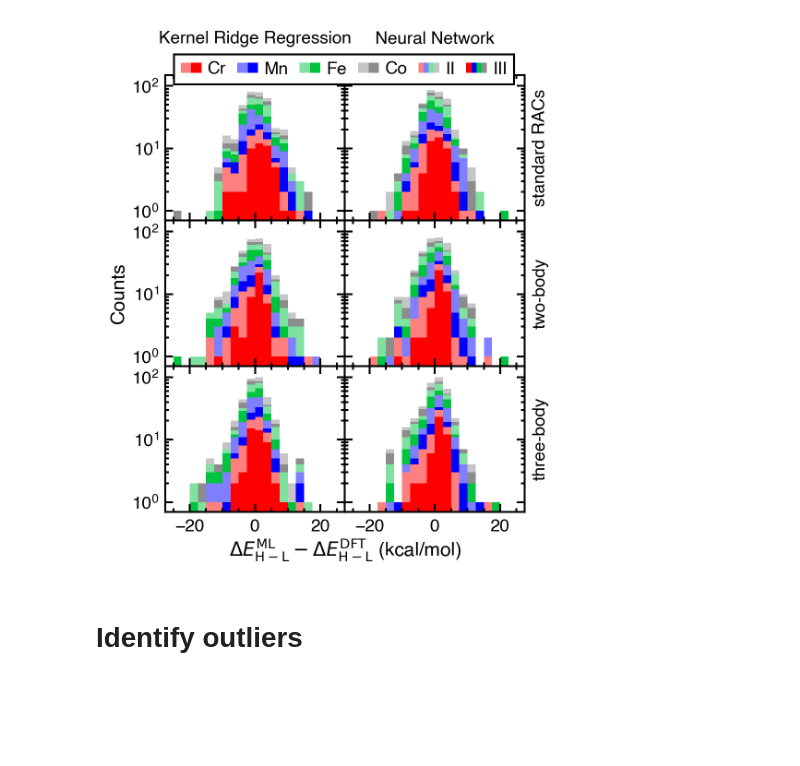
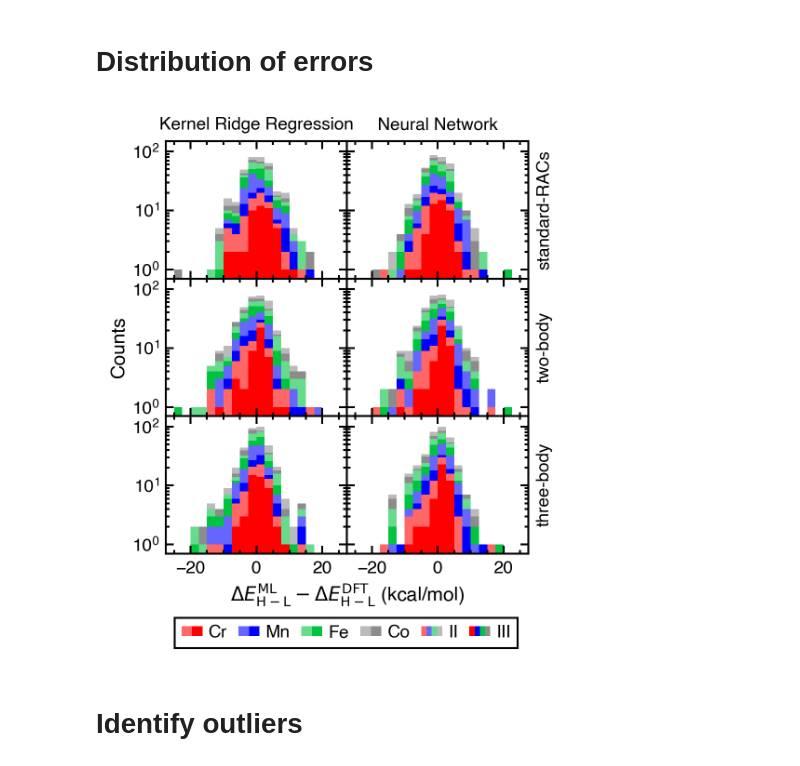
Before and after one commit to hjkgrp/many_body_ml, a Jupyter notebook: scripts_and_notebooks/plotting/parity_plot_sse_train_val.ipynb, the cells around one changed output. Saved outputs shown, nothing was run; the diff lists cells and outputs as text; code cells hidden in the pictures; blank space fills up the shorter version.

Commit message:
Update parity plots

```diff
--- a/scripts_and_notebooks/plotting/parity_plot_sse_train_val.ipynb
+++ b/scripts_and_notebooks/plotting/parity_plot_sse_train_val.ipynb
@@ -75,10 +77,10 @@ cores_train = (
 figsize = (3.33, 1.2 * 3.33)
 fig = plt.figure(figsize=figsize)
 gridspec_kw = {
-    "left": 0.14,
+    "left": 0.16,
     "right": 0.92,
-    "top": 0.90,
-    "bottom": 0.11,
+    "top": 0.93,
+    "bottom": 0.19,
     "hspace": 0.0,
     "wspace": 0.0,
 }
@@ -122,7 +124,7 @@ for experiment, ax in zip(experiments, axes.T.flatten()):
 
 fig.text(
     gridspec_kw["left"] + 0.5 * (gridspec_kw["right"] - gridspec_kw["left"]),
-    0.03,
+    gridspec_kw["bottom"] - 0.085,
     "$\Delta E^\mathrm{DFT}_{\mathrm{H}-\mathrm{L}}$ (kcal/mol)",
     ha="center",
 )
@@ -133,18 +135,18 @@ fig.text(
     rotation=90,
     va="center",
 )
-axes[0, 0].set_title("Kernel Ridge Regression", fontsize=9, y=1.14)
-axes[0, 1].set_title("Neural Network", fontsize=9, y=1.14)
-for i, label in enumerate(["standard RACs", "two-body", "three-body"]):
+axes[0, 0].set_title("Kernel Ridge Regression", fontsize=9, y=None)
+axes[0, 1].set_title("Neural Network", fontsize=9, y=None)
+for i, label in enumerate(["standard-RACs", "two-body", "three-body"]):
     axes[i, 1].set_ylabel(label, fontsize=9)
     axes[i, 1].yaxis.set_label_position("right")
 
 # Legend
 core_legend(
-    axes[0, 1],
+    axes[-1, 1],
     legend_kwargs=dict(
-        loc="upper left",
-        bbox_to_anchor=[-1.0, 1.2],
+        loc="lower left",
+        bbox_to_anchor=[-1.0, -0.75],
         markerscale=0.9,
         handletextpad=0.08,
         columnspacing=0.52,
@@ -287,7 +293,9 @@ fig.savefig("plots/parity_plot_sse_val.pdf", dpi=400)
+# %% [markdown]
+# Distribution of errors
 # %%
 from matplotlib.legend_handler import HandlerTuple
 
-alpha_dict = {"2": 0.5, "3": 1.0}
+alpha_dict = {"2": 0.6, "3": 1.0}
 
 
 def core_legend_hist(ax, legend_kwargs=None):
@@ -330,8 +338,8 @@ bins = np.linspace(-25, 25, 21)
 gridspec_kw = {
     "left": 0.14,
     "right": 0.92,
-    "top": 0.90,
-    "bottom": 0.11,
+    "top": 0.93,
+    "bottom": 0.19,
     "hspace": 0.0,
     "wspace": 0.0,
 }
@@ -362,41 +370,41 @@ for experiment, ax in zip(experiments, axes.T.flatten()):
     ax.set_yticks(
         list(range(2, 10)) + [10 * i for i in range(2, 10)],
         minor=True,
     )
 
 fig.text(
     gridspec_kw["left"] + 0.5 * (gridspec_kw["right"] - gridspec_kw["left"]),
-    0.03,
+    gridspec_kw["bottom"] - 0.085,
     "$\Delta E^{\mathrm{ML}}_{\mathrm{H}-\mathrm{L}} - \Delta E^{\mathrm{DFT}}_{\mathrm{H}-\mathrm{L}}$ (kcal/mol)",
     ha="center",
 )
 fig.text(
     0.02,
     gridspec_kw["bottom"] + 0.5 * (gridspec_kw["top"] - gridspec_kw["bottom"]),
     "Counts",
     va="center",
     rotation=90,
 )
-axes[0, 0].set_title("Kernel Ridge Regression", fontsize=9, y=1.14)
-axes[0, 1].set_title("Neural Network", fontsize=9, y=1.14)
-for i, label in enumerate(["standard RACs", "two-body", "three-body"]):
+axes[0, 0].set_title("Kernel Ridge Regression", fontsize=9)
+axes[0, 1].set_title("Neural Network", fontsize=9)
+for i, label in enumerate(["standard-RACs", "two-body", "three-body"]):
     axes[i, 1].set_ylabel(label, fontsize=9)
     axes[i, 1].yaxis.set_label_position("right")
 
 core_legend_hist(
-    axes[0, 1],
+    axes[-1, 1],
     legend_kwargs=dict(
-        loc="upper left",
-        bbox_to_anchor=[-1.0, 1.2],
+        loc="lower left",
+        bbox_to_anchor=[-1.0, -0.75],
         handlelength=1.2,
         handleheight=0.5,
         handletextpad=0.35,
         columnspacing=0.66,
     ),
 )
 fig.savefig("plots/residual_histogram_sse_val.pdf")
 # %% [output]
-[figure, old version]
+[figure, new version]
 # %% [markdown]
 # Identify outliers
 # %%
```
Also changed, not shown: parts of 5 cells of this notebook, 6 other files.
